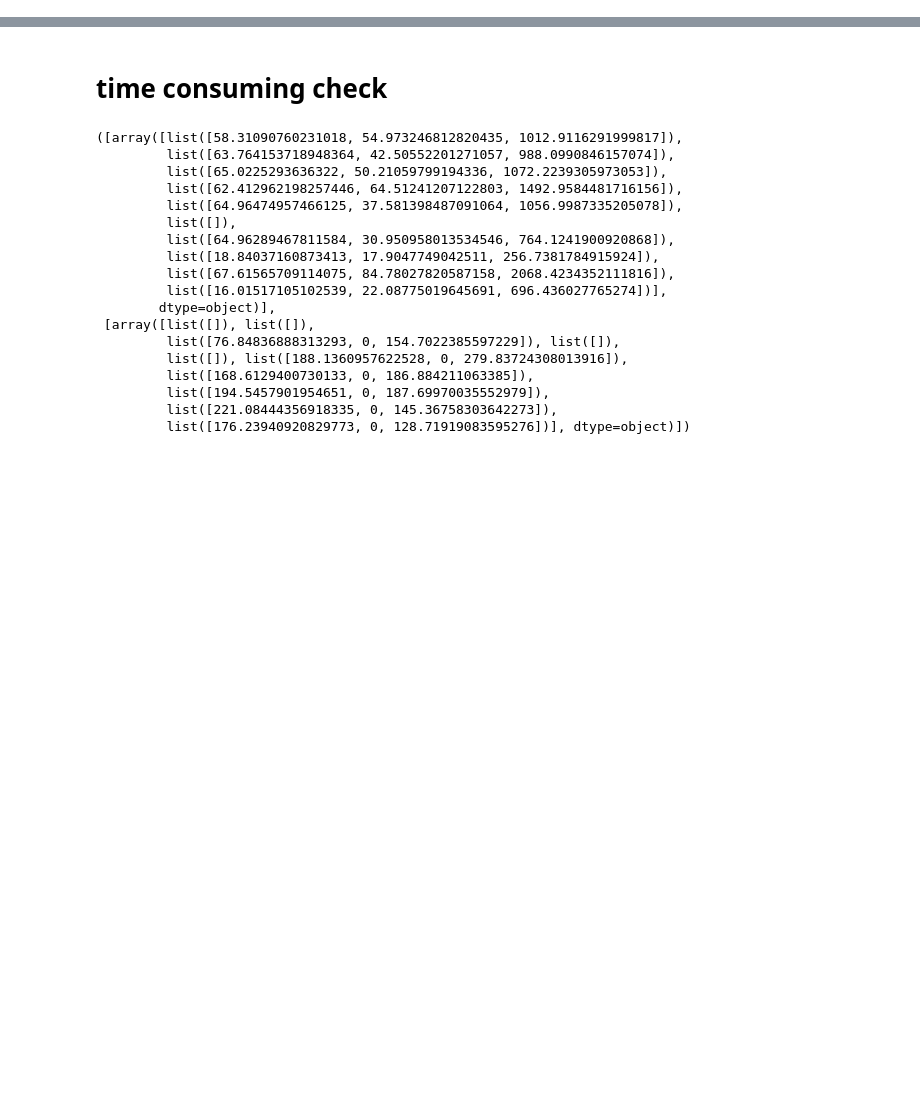
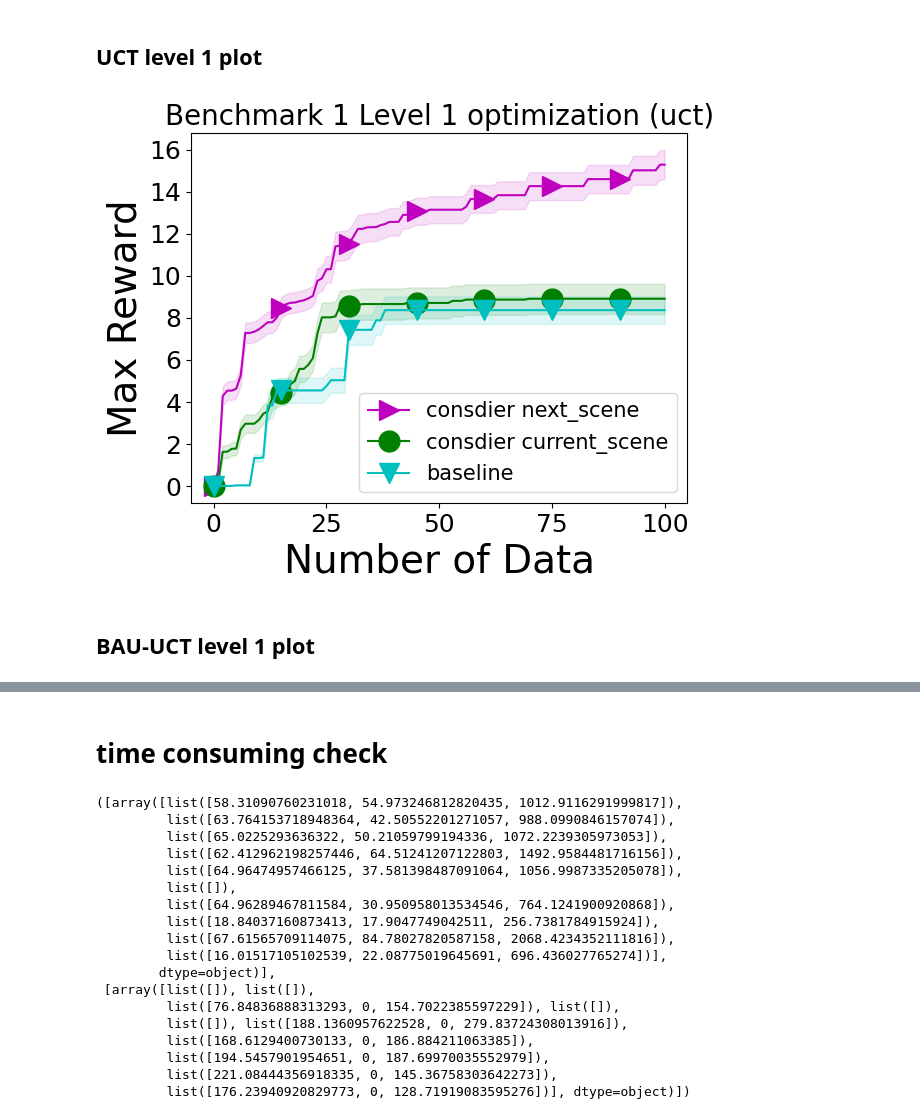
Before and after one commit to juju0111/pytamp, a Jupyter notebook: results/benchmark0/benchmark0_rearr_result_level_2.ipynb, the cells around one changed output, grey strips where cells are left out. Saved outputs shown, nothing was run; the diff lists cells and outputs as text; code cells hidden in the pictures; blank space fills up the shorter version.

```diff
--- a/results/benchmark0/benchmark0_rearr_result_level_2.ipynb
+++ b/results/benchmark0/benchmark0_rearr_result_level_2.ipynb
@@ -118 +223,37 @@ plot_values(perturb_mean_level_1_values_flag_0, labels=bai_perturb_result_all_va
+# %% [markdown]
+## UCT level 1 plot
+# %%
+max_idx_flag_2_uct = np.argmax(mean_level_1_values_flag_2_uct[:, -1])
+level_1_flag_2_mean_list_uct = mean_level_1_values_flag_2_uct[max_idx_flag_2_uct]
+level_1_flag_2_std_list_uct = std_level_1_values_flag_2_uct[max_idx_flag_2_uct]
+
+max_idx_flag_1_uct = np.argmax(std_level_1_values_flag_1_uct[:, -1])
+level_1_flag_1_mean_list_uct = mean_level_1_values_flag_1_uct[max_idx_flag_1_uct]
+level_1_flag_1_std_list_uct = std_level_1_values_flag_1_uct[max_idx_flag_1_uct]
+
+
+max_idx_flag_0_uct = np.argmax(std_level_1_values_flag_0_uct[:, -1])
+level_1_flag_0_mean_list_uct = mean_level_1_values_flag_0_uct[max_idx_flag_0_uct]
+level_1_flag_0_std_list_uct = std_level_1_values_flag_0_uct[max_idx_flag_0_uct]
+
+
+x_list = np.arange(len(level_1_flag_2_mean_list_uct))
+
+linearplot_with_confidence(x_list, level_1_flag_2_mean_list_uct, level_1_flag_2_std_list_uct, "consdier next_scene", ">", "m")
+linearplot_with_confidence(x_list, level_1_flag_1_mean_list_uct, level_1_flag_1_std_list_uct, "consdier current_scene", "o", "g")
+linearplot_with_confidence(x_list, level_1_flag_0_mean_list_uct, level_1_flag_0_std_list_uct, "baseline", "v", "c")
+
+plt.title("Benchmark 1 Level 1 optimization (uct)", fontsize=20)
+plt.xlabel("Number of Data",fontsize=28)
+plt.ylabel("Max Reward",fontsize=28)
+
+plt.xticks(x_list[::25],x_list[::25],fontsize=18)
+plt.yticks(fontsize=18)
+# plt.legend(loc='lower left', bbox_to_anchor=(0.5, 0.5), prop={'size' : 22})
+plt.legend(loc='lower right', prop={'size' : 15})
+plt.show()
+# %% [output]
+[figure, added]
+# %% [markdown]
+## BAU-UCT level 1 plot
 # %%
```
Also changed, not shown: parts of 28 cells of this notebook, 3 other files.
